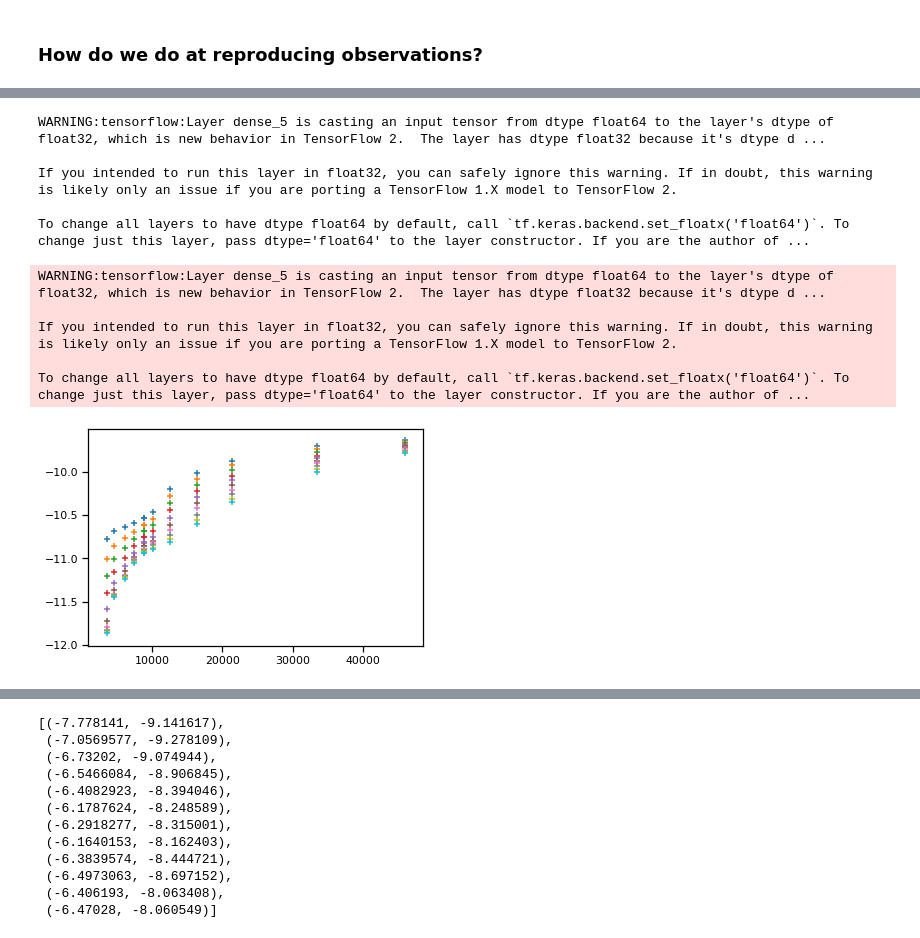
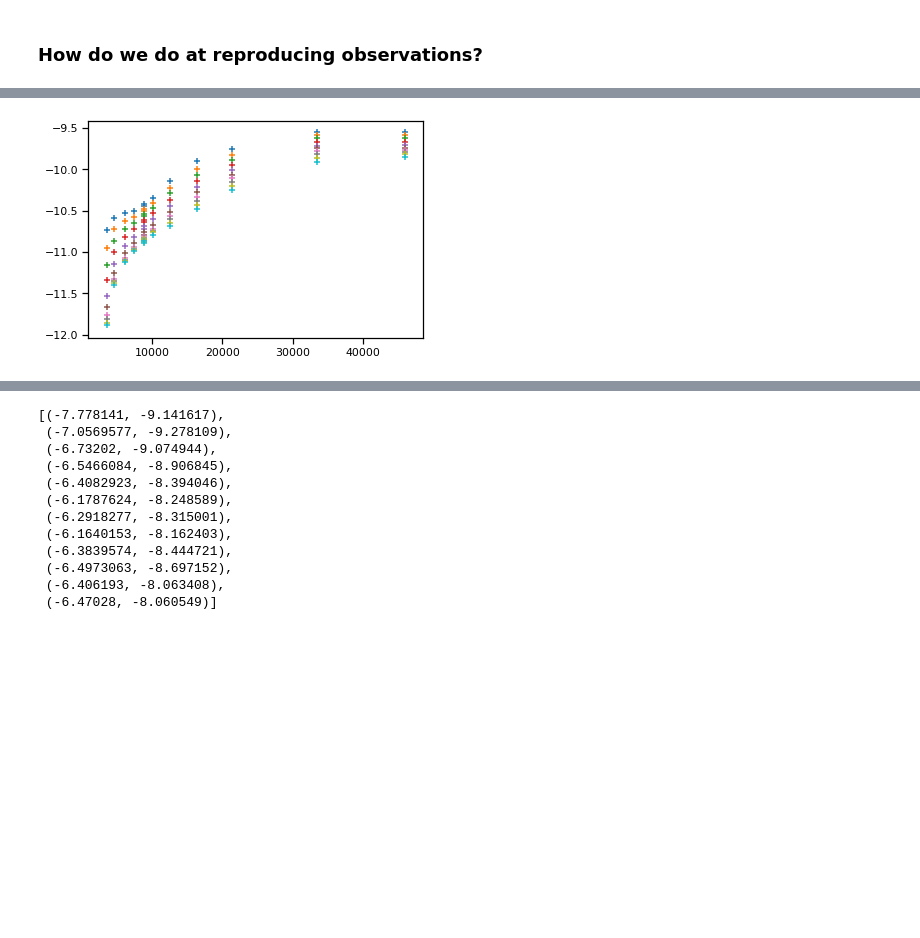
Before and after one commit to mwalmsley/agnfinder, a Jupyter notebook: notebooks/fitting_real_galaxies/results_on_uk_ir_selection.ipynb, the cells around one changed output, grey strips where cells are left out. Drawn from its saved outputs; the diff is of its cells as text; code cells hidden in the pictures; blank space fills up the shorter version.

```diff
--- a/notebooks/fitting_real_galaxies/results_on_uk_ir_selection.ipynb
+++ b/notebooks/fitting_real_galaxies/results_on_uk_ir_selection.ipynb
@@ -126,20 +138,10 @@ _ = corner.corner(galaxy['samples'])
 #     theta[:, 1] = z
 #     plt.scatter(wavelengths, -np.squeeze(emulator(theta)), marker='+')
 # %%
-theta = np.ones((1, 8)) * 0.5
+theta = np.ones((1, 9)) * 0.5
 for z in np.linspace(0, .9, 10):
     theta[:, 2] = z
     plt.scatter(wavelengths, -np.squeeze(emulator(theta)), marker='+')
 # %% [output]
-WARNING:tensorflow:Layer dense_5 is casting an input tensor from dtype float64 to the layer's dtype of float32, which is new behavior in TensorFlow 2.  The layer has dtype float32 because it's dtype d ...
-
-If you intended to run this layer in float32, you can safely ignore this warning. If in doubt, this warning is likely only an issue if you are porting a TensorFlow 1.X model to TensorFlow 2.
-
-To change all layers to have dtype float64 by default, call `tf.keras.backend.set_floatx('float64')`. To change just this layer, pass dtype='float64' to the layer constructor. If you are the author of ...
-WARNING:tensorflow:Layer dense_5 is casting an input tensor from dtype float64 to the layer's dtype of float32, which is new behavior in TensorFlow 2.  The layer has dtype float32 because it's dtype d ...
-
-If you intended to run this layer in float32, you can safely ignore this warning. If in doubt, this warning is likely only an issue if you are porting a TensorFlow 1.X model to TensorFlow 2.
-
-To change all layers to have dtype float64 by default, call `tf.keras.backend.set_floatx('float64')`. To change just this layer, pass dtype='float64' to the layer constructor. If you are the author of ...
-[figure, old version]
+[figure, new version]
 # %%
```
Also changed, not shown: parts of 25 cells of this notebook, 1 other file.
